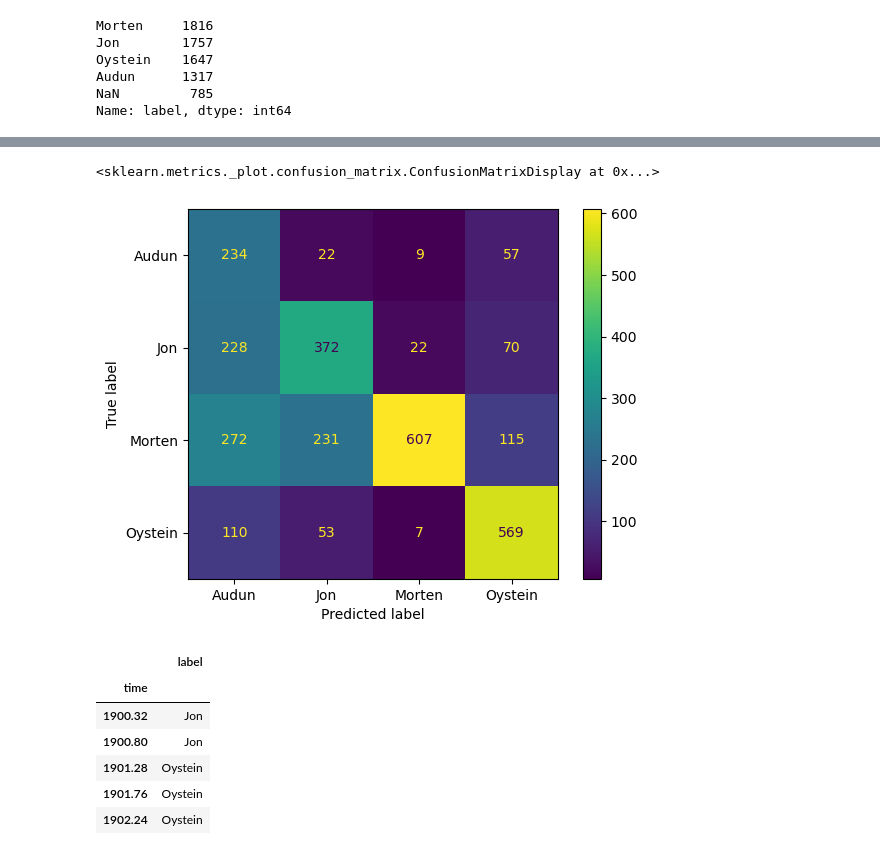
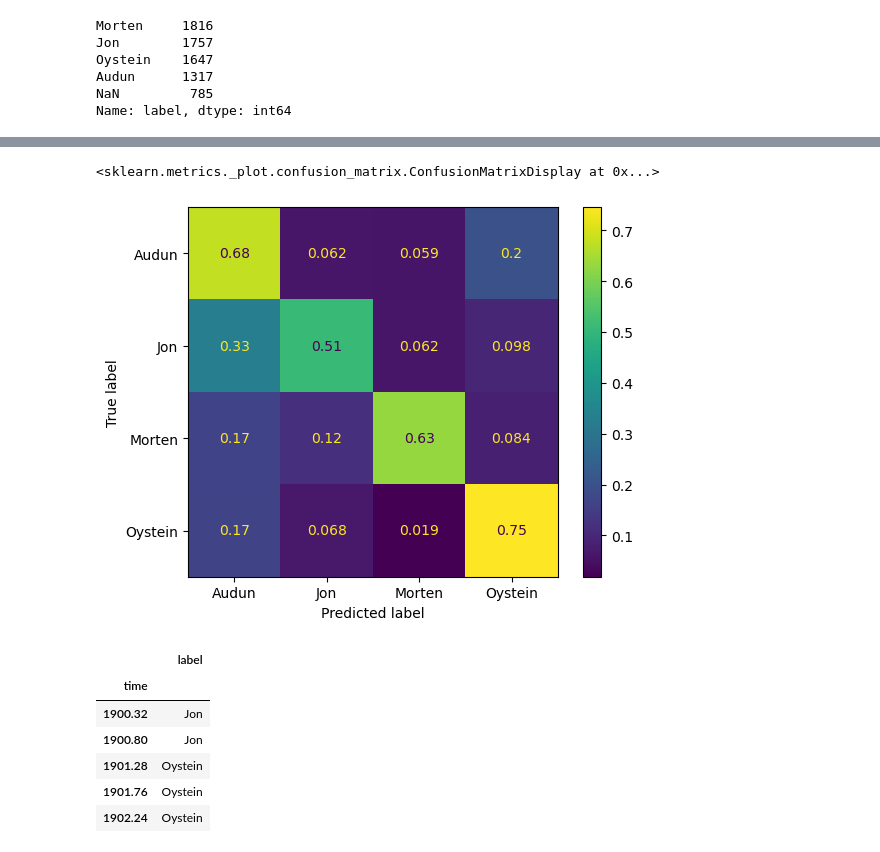
Before and after one commit to jonnor/machinehearing, a Jupyter notebook: handson/audio-embedding/Segmentation.ipynb, the cells around one changed output, grey strips where cells are left out. Saved outputs shown, nothing was run; the diff lists cells and outputs as text; code cells hidden in the pictures.

```diff
--- a/handson/audio-embedding/Segmentation.ipynb
+++ b/handson/audio-embedding/Segmentation.ipynb
@@ -187,3 +187,22 @@ Oystein    1647
 Audun      1317
 NaN         785
 Name: label, dtype: int64
+# %%
+def undersample(df, class_column='label'):
+
+    classes = df[class_column].value_counts().to_dict()
+    least_class_amount = min(classes.values())
+    classes_list = []
+    for key in classes:
+        classes_list.append(df[df[class_column] == key])
+    classes_sample = []
+
+    for i in range(0,len(classes_list)-1):
+        classes_sample.append(classes_list[i].sample(least_class_amount))
+
+    df_maybe = pandas.concat(classes_sample)
+    final_df = pandas.concat([df_maybe, classes_list[-1]], axis=0)
+    #final_df = final_df.reset_index(drop=True)
+    return final_df
+
+undersample(train_data).label.value_counts()
@@ -197,6 +222,8 @@ data = data.dropna(subset=['label']) # drop areas without annotations
 feature_columns = data.columns[(data.columns.str.startswith('e'))]
 
 train_data = data.loc[0:test_split_time]
+
+train_data = undersample(train_data)
 
 test_data = data.loc[test_split_time:]
 
@@ -257,10 +284,10 @@ scorer(estimator, X_test, y_test)
 # %%
 from sklearn.metrics import ConfusionMatrixDisplay
 
-ConfusionMatrixDisplay.from_estimator(estimator, X_test, y_test)
+ConfusionMatrixDisplay.from_estimator(estimator, X_test, y_test, normalize='true')
 # %% [output]
 <sklearn.metrics._plot.confusion_matrix.ConfusionMatrixDisplay at 0x...>
-[figure, old version]
+[figure, new version]
 # %%
 from sklearn.preprocessing import LabelEncoder
 enc = LabelEncoder()
```
Also changed, not shown: parts of 14 cells of this notebook, 1 other file.
